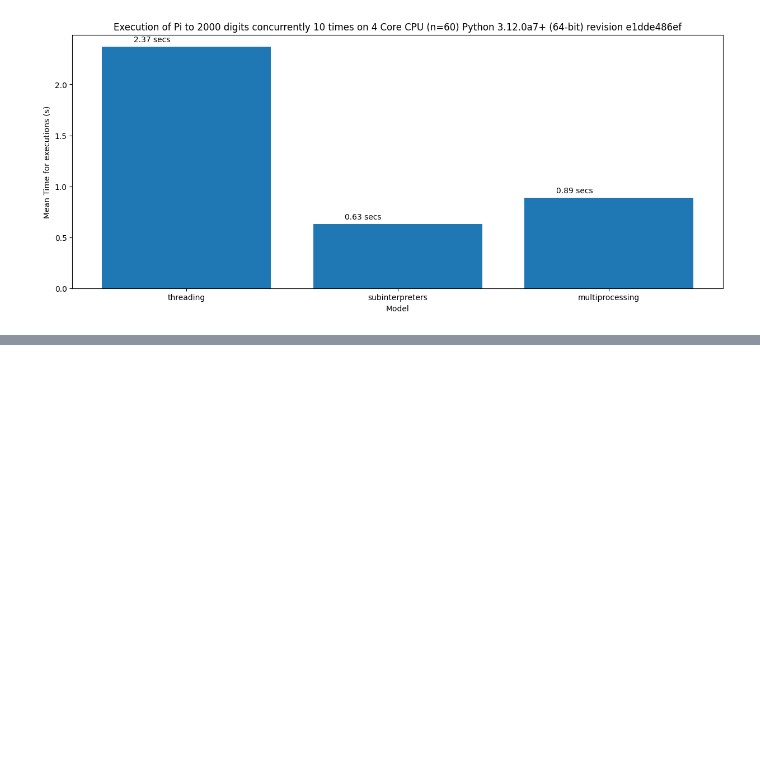
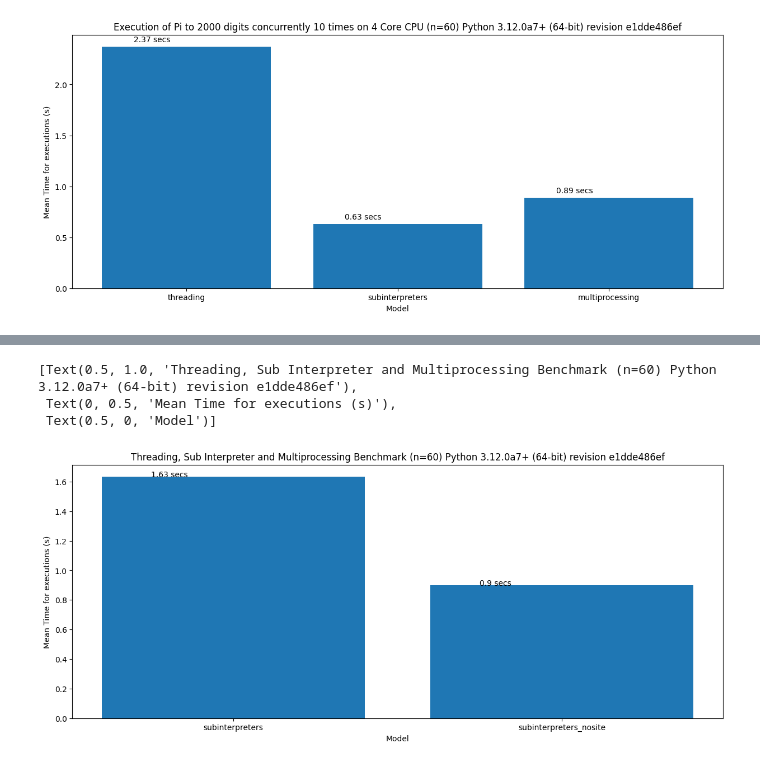
Before and after one commit to tonybaloney/thesis-benchmarks, a Jupyter notebook: examine.ipynb, the cells around one changed output, grey strips where cells are left out. Saved outputs shown, nothing was run; the diff lists cells and outputs as text; code cells hidden in the pictures; blank space fills up the shorter version.

Commit message:
Add no site benchmark

```diff
--- a/examine.ipynb
+++ b/examine.ipynb
@@ -74,0 +81,17 @@ plt.gca().set(title=f'Execution of Pi to 2000 digits concurrently 10 times on 4
+# %%
+runs, python_version, run_times = pyperf_to_runs("test4.json")
+del runs["multiprocessing"]
+del runs["threading"]
+# Create a bar chart of each run
+plt.bar(runs.keys(), runs.values())
+
+# put the value on top of the bar
+for i, v in enumerate(runs.values()):
+    plt.text(i - 0.25, v + 0.01, f"{round(v, 2)} secs", color='black')
+
+plt.gca().set(title=f'Threading, Sub Interpreter and Multiprocessing Benchmark (n={len(run_times)}) Python {python_version}', ylabel='Mean Time for executions (s)', xlabel='Model')
+# %% [output]
+[Text(0.5, 1.0, 'Threading, Sub Interpreter and Multiprocessing Benchmark (n=60) Python 3.12.0a7+ (64-bit) revision e1dde486ef'),
+ Text(0, 0.5, 'Mean Time for executions (s)'),
+ Text(0.5, 0, 'Model')]
+[figure, added]
```
Also changed, not shown: parts of 1 cell of this notebook, 2 other files.
